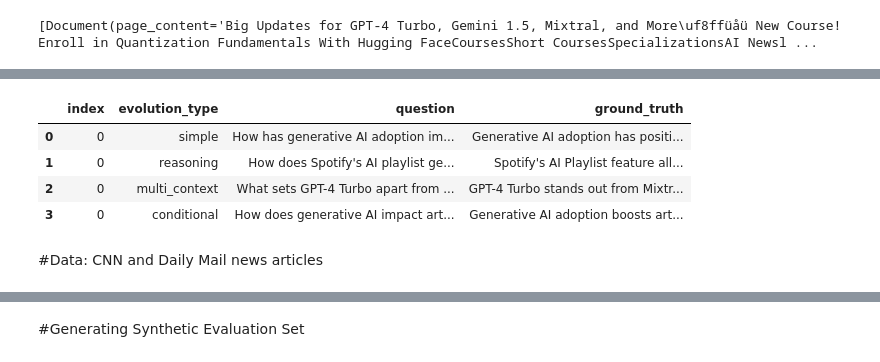
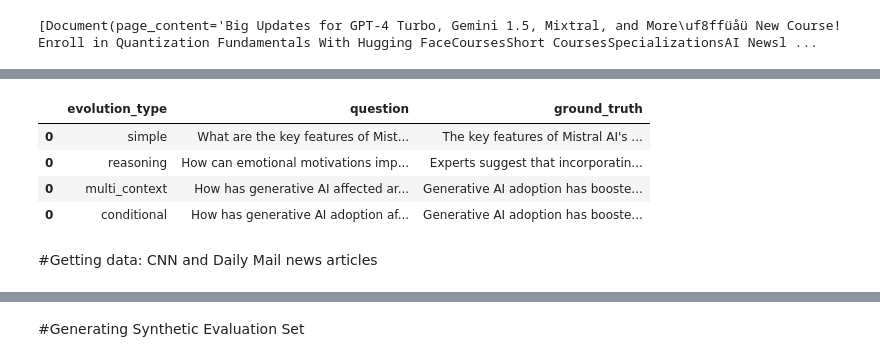
Before and after one commit to gox6/colab-demos, a Jupyter notebook: rags/evaluate-rags-rigorously-or-perish.ipynb, the cells around one changed output, grey strips where cells are left out. Cells and saved outputs as stored; diff of their text form; code cells hidden in the pictures.

```diff
--- a/rags/evaluate-rags-rigorously-or-perish.ipynb
+++ b/rags/evaluate-rags-rigorously-or-perish.ipynb
@@ -86,6 +92,17 @@ distributions = [{simple: 1}, {reasoning: 1}, {multi_context: 1}, {conditional:
 # %%
-# Displaying examples
-question_evolution_types_pd = reduce(lambda x, y: pd.concat([x, y], axis=0), [x.to_pandas() for x in question_evolution_types])
-examples = question_evolution_types_pd.loc[:, ["evolution_type", "question", "ground_truth"]]
-examples
+# This step COSTS $$$ ...
+# Generating the example evolutions
+avoid_costs = False
+
+if not avoid_costs:
+  # Running ragas to get examples of question evolutions
+  question_evolution_types = list(map(lambda x: example_generator.generate_with_langchain_docs(the_batch_newsletter, 1, x), distributions))
+  question_evolution_types_pd = reduce(lambda x, y: pd.concat([x, y], axis=0), [x.to_pandas() for x in question_evolution_types])
+  question_evolution_types_pd = question_evolution_types_pd.loc[:, ["evolution_type", "question", "ground_truth"]]
+else:
+  # Downloading examples for question evolutions discussed in the article:
+  question_evolution_types_pd  = pl.read_csv(
+    "https://gist.github.com/gox6/31f66ff936be445a9d16836a79f640a9/raw/example-question-evolution-types-in-ragas.csv",
+    separator=",",
+).to_pandas()
 # %% [output]
@@ -93,19 +113,16 @@ NameError: name 'question_evolution_types' is not defined
 # %%
+# Displaying examples
 # There is randomness in generating evaluation sets in ragas, which stems for the ragas sampling as well as from LLMs indeterminacy.
 # As the result the above generated examples may be different than the ones described in the Medium blog post, which are displayed below.
 
-original_medium_examples_pd = pl.read_csv(
-    "https://gist.github.com/gox6/31f66ff936be445a9d16836a79f640a9/raw/example-question-evolution-types-in-ragas.csv",
-    separator=",",
-).to_pandas()
-display(original_medium_examples_pd)
+display(question_evolution_types_pd)
 # %% [output]
-|  | index | evolution_type | question | ground_truth |
-| 0 | 0 | simple | How has generative AI adoption im... | Generative AI adoption has positi... |
-| 1 | 0 | reasoning | How does Spotify's AI playlist ge... | Spotify's AI Playlist feature all... |
-| 2 | 0 | multi_context | What sets GPT-4 Turbo apart from ... | GPT-4 Turbo stands out from Mixtr... |
-| 3 | 0 | conditional | How does generative AI impact art... | Generative AI adoption boosts art... |
+|  | evolution_type | question | ground_truth |
+| 0 | simple | What are the key features of Mist... | The key features of Mistral AI's ... |
+| 0 | reasoning | How can emotional motivations imp... | Experts suggest that incorporatin... |
+| 0 | multi_context | How has generative AI affected ar... | Generative AI adoption has booste... |
+| 0 | conditional | How has generative AI adoption af... | Generative AI adoption has booste... |
 # %% [markdown]
-#Data: CNN and Daily Mail news articles
+#Getting data: CNN and Daily Mail news articles
 # %%
 # Loading small sample of article from CNN and Daily Mail news dateset on HF: https://huggingface.co/datasets/cnn_dailymail
```
Also changed, not shown: parts of 34 cells of this notebook.
